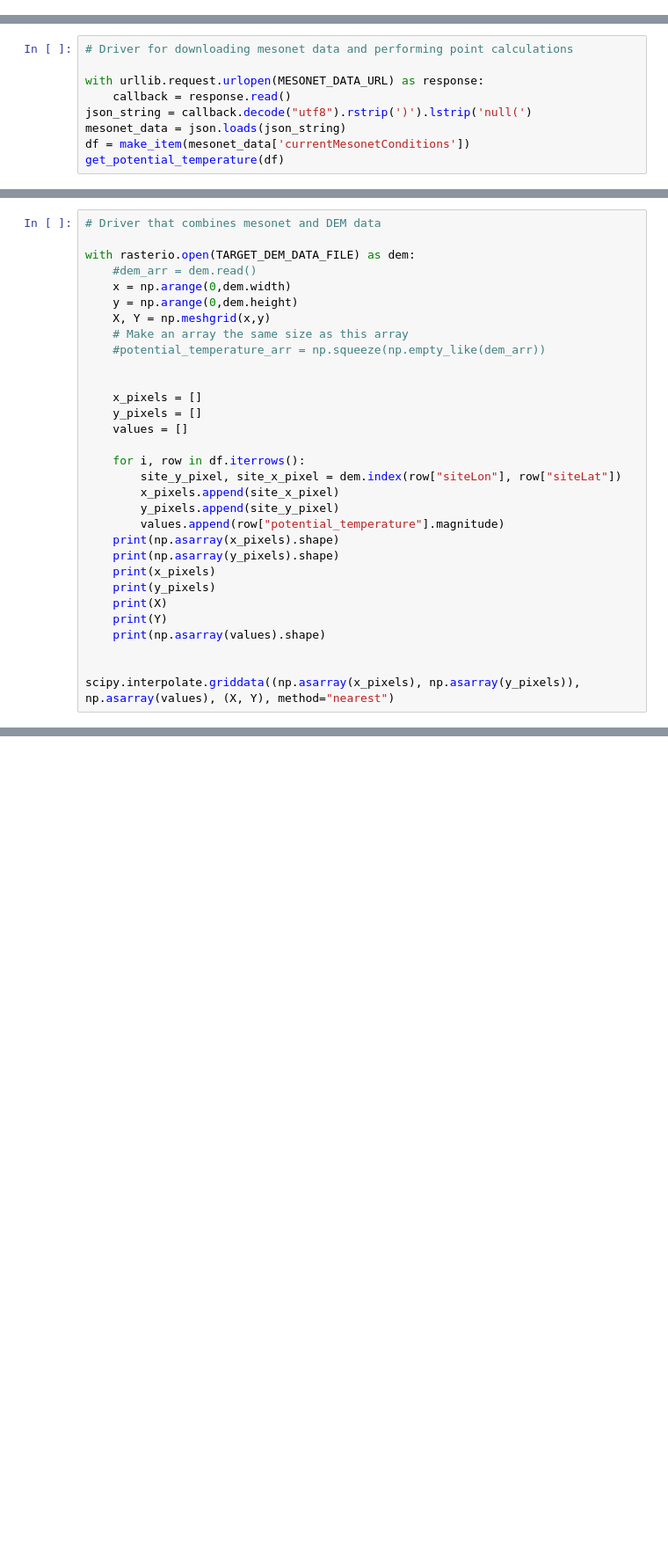
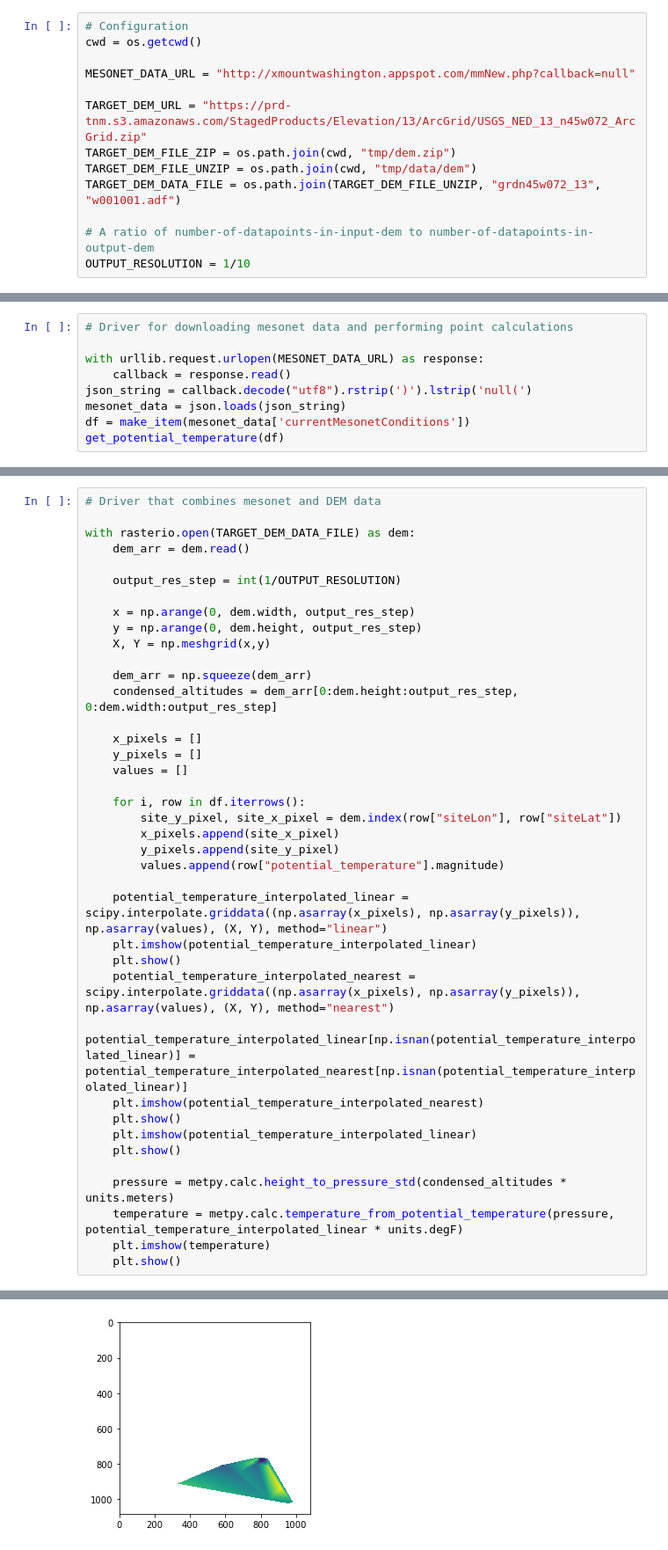
Before and after one commit to mikedorfman/mesonet-interpolation, a Jupyter notebook: temperature/Untitled.ipynb, the cells around one changed output, grey strips where cells are left out. Shown at 88% size. Saved outputs shown, nothing was run; the diff lists cells and outputs as text; blank space fills up the shorter version.

Commit message:
We have a working temperature interpolation POC in the jupyter notebook!

```diff
--- a/temperature/Untitled.ipynb
+++ b/temperature/Untitled.ipynb
@@ -28 +42,14 @@ With elevation numpy array:
+# %%
+# Configuration
+cwd = os.getcwd()
+
+MESONET_DATA_URL = "http://xmountwashington.appspot.com/mmNew.php?callback=null"
+
+TARGET_DEM_URL = "https://prd-tnm.s3.amazonaws.com/StagedProducts/Elevation/13/ArcGrid/USGS_NED_13_n45w072_ArcGrid.zip"
+TARGET_DEM_FILE_ZIP = os.path.join(cwd, "tmp/dem.zip")
+TARGET_DEM_FILE_UNZIP = os.path.join(cwd, "tmp/data/dem")
+TARGET_DEM_DATA_FILE = os.path.join(TARGET_DEM_FILE_UNZIP, "grdn45w072_13", "w001001.adf")
+
+# A ratio of number-of-datapoints-in-input-dem to number-of-datapoints-in-output-dem
+OUTPUT_RESOLUTION = 1/10
 # %%
@@ -133,13 +148,16 @@ Path /external/mesonet-interpolation/temperature/tmp/dem.zip already exists; usi
 # Driver that combines mesonet and DEM data
 
 with rasterio.open(TARGET_DEM_DATA_FILE) as dem:
-    #dem_arr = dem.read()
-    x = np.arange(0,dem.width)
-    y = np.arange(0,dem.height)
+    dem_arr = dem.read()
+
+    output_res_step = int(1/OUTPUT_RESOLUTION)
+
+    x = np.arange(0, dem.width, output_res_step)
+    y = np.arange(0, dem.height, output_res_step)
     X, Y = np.meshgrid(x,y)
-    # Make an array the same size as this array
-    #potential_temperature_arr = np.squeeze(np.empty_like(dem_arr))
 
+    dem_arr = np.squeeze(dem_arr)
+    condensed_altitudes = dem_arr[0:dem.height:output_res_step, 0:dem.width:output_res_step]
 
     x_pixels = []
     y_pixels = []
@@ -150,14 +168,19 @@ with rasterio.open(TARGET_DEM_DATA_FILE) as dem:
         x_pixels.append(site_x_pixel)
         y_pixels.append(site_y_pixel)
         values.append(row["potential_temperature"].magnitude)
-    print(np.asarray(x_pixels).shape)
-    print(np.asarray(y_pixels).shape)
-    print(x_pixels)
-    print(y_pixels)
-    print(X)
-    print(Y)
-    print(np.asarray(values).shape)
 
+    potential_temperature_interpolated_linear = scipy.interpolate.griddata((np.asarray(x_pixels), np.asarray(y_pixels)), np.asarray(values), (X, Y), method="linear")
+    plt.imshow(potential_temperature_interpolated_linear)
+    plt.show()
+    potential_temperature_interpolated_nearest = scipy.interpolate.griddata((np.asarray(x_pixels), np.asarray(y_pixels)), np.asarray(values), (X, Y), method="nearest")
+    potential_temperature_interpolated_linear[np.isnan(potential_temperature_interpolated_linear)] = potential_temperature_interpolated_nearest[np.isnan(potential_temperature_interpolated_linear)]
+    plt.imshow(potential_temperature_interpolated_nearest)
+    plt.show()
+    plt.imshow(potential_temperature_interpolated_linear)
+    plt.show()
 
-scipy.interpolate.griddata((np.asarray(x_pixels), np.asarray(y_pixels)), np.asarray(values), (X, Y), method="nearest")
+    pressure = metpy.calc.height_to_pressure_std(condensed_altitudes * units.meters)
+    temperature = metpy.calc.temperature_from_potential_temperature(pressure, potential_temperature_interpolated_linear * units.degF)
+    plt.imshow(temperature)
+    plt.show()
 # %% [output]
@@ -182,0 +187 @@ scipy.interpolate.griddata((np.asarray(x_pixels), np.asarray(y_pixels)), np.asar
+[figure, added]
```
Also changed, not shown: parts of 8 cells of this notebook.
